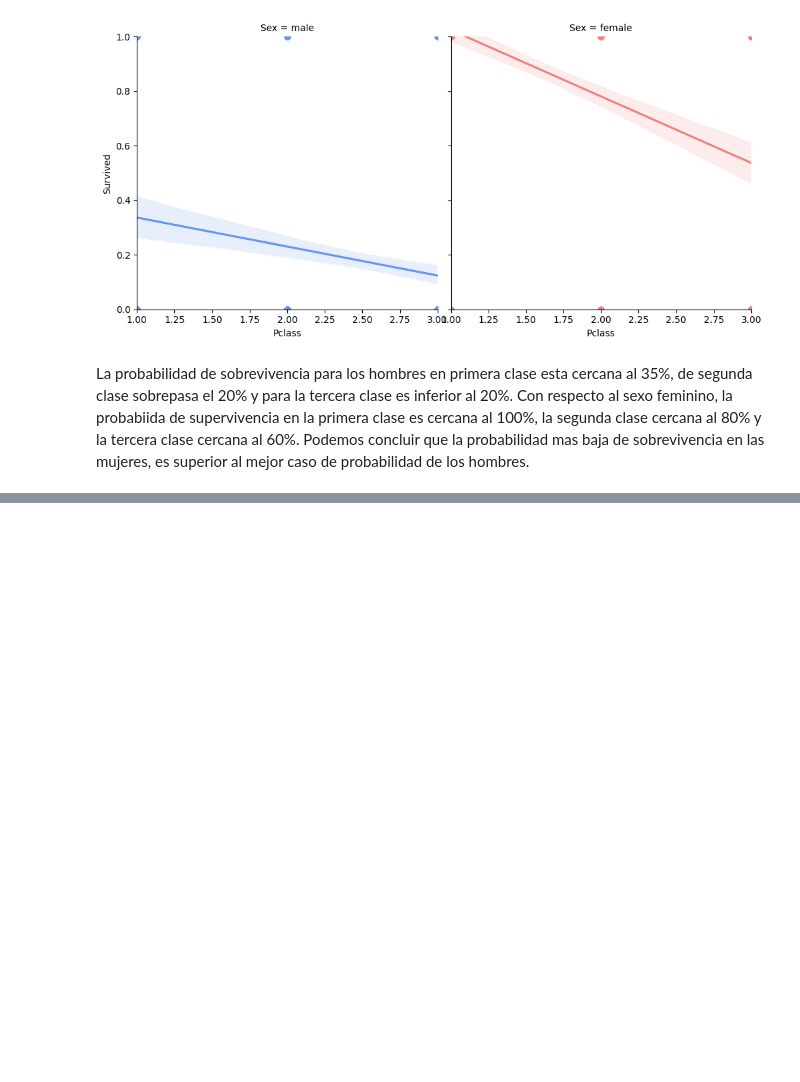
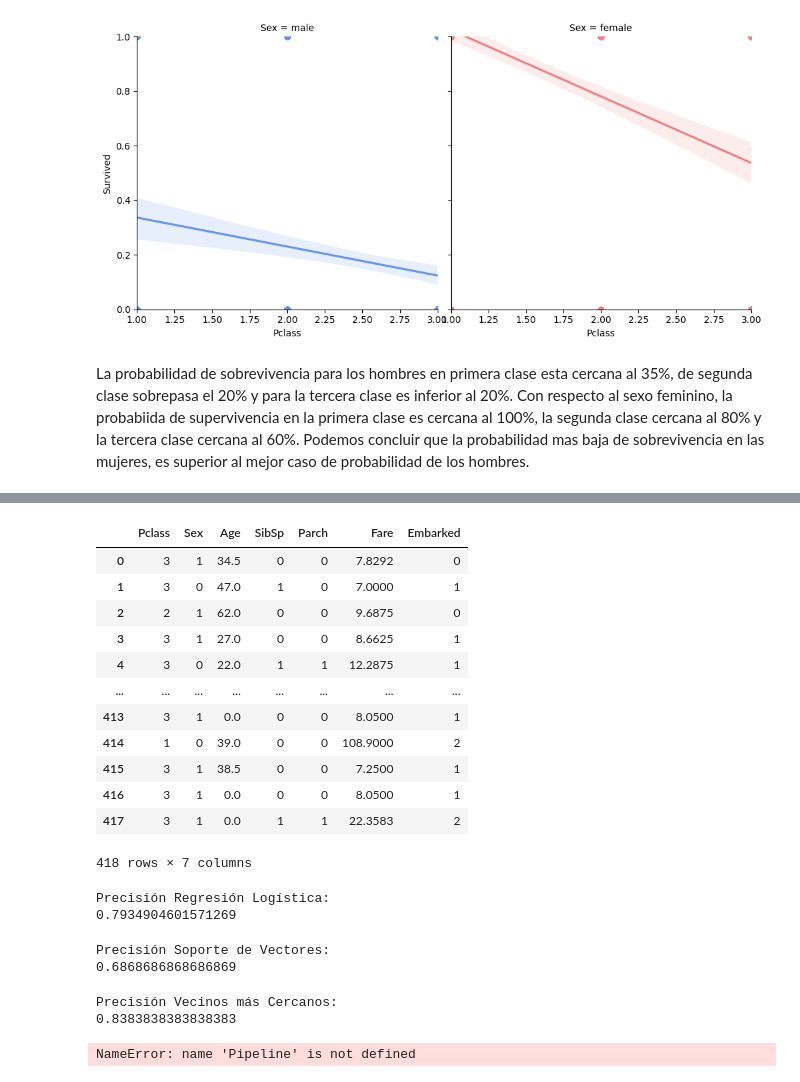
Before and after one commit to Denniels/titanic, a Jupyter notebook: titanic.ipynb, the cells around one changed output, grey strips where cells are left out. Saved outputs shown, nothing was run; the diff lists cells and outputs as text; code cells hidden in the pictures; blank space fills up the shorter version.

```diff
--- a/titanic.ipynb
+++ b/titanic.ipynb
@@ -179,0 +254,16 @@ Podemos concluir que la probabilidad mas baja de sobrevivencia en las mujeres, e
+# %%
+test_data
+# %% [output]
+|  | Pclass | Sex | Age | SibSp | Parch | Fare | Embarked |
+| 0 | 3 | 1 | 34.5 | 0 | 0 | 7.8292 | 0 |
+| 1 | 3 | 0 | 47.0 | 1 | 0 | 7.0000 | 1 |
+| 2 | 2 | 1 | 62.0 | 0 | 0 | 9.6875 | 0 |
+| 3 | 3 | 1 | 27.0 | 0 | 0 | 8.6625 | 1 |
+| 4 | 3 | 0 | 22.0 | 1 | 1 | 12.2875 | 1 |
+| ... | ... | ... | ... | ... | ... | ... | ... |
+| 413 | 3 | 1 | 0.0 | 0 | 0 | 8.0500 | 1 |
+| 414 | 1 | 0 | 39.0 | 0 | 0 | 108.9000 | 2 |
+| 415 | 3 | 1 | 38.5 | 0 | 0 | 7.2500 | 1 |
+| 416 | 3 | 1 | 0.0 | 0 | 0 | 8.0500 | 1 |
+| 417 | 3 | 1 | 0.0 | 1 | 1 | 22.3583 | 2 |
+418 rows × 7 columns
@@ -179,0 +275,43 @@ Podemos concluir que la probabilidad mas baja de sobrevivencia en las mujeres, e
+# %%
+##Regresión logística
+logreg = LogisticRegression()
+logreg.fit(X_train, y_train)
+Y_pred = logreg.predict(test_data)
+print('Precisión Regresión Logística:')
+print(logreg.score(X_train, y_train))
+# %% [output]
+Precisión Regresión Logística:
+0.7934904601571269
+# %%
+##Support Vector Machines
+svc = SVC()
+svc.fit(X_train, y_train)
+Y_pred = svc.predict(test_data)
+print('Precisión Soporte de Vectores:')
+print(svc.score(X_train, y_train))
+# %% [output]
+Precisión Soporte de Vectores:
+0.6868686868686869
+# %%
+##K neighbors
+knn = KNeighborsClassifier(n_neighbors = 3)
+knn.fit(X_train, y_train)
+Y_pred = knn.predict(test_data)
+print('Precisión Vecinos más Cercanos:')
+print(knn.score(X_train, y_train))
+# %% [output]
+Precisión Vecinos más Cercanos:
+0.8383838383838383
+# %%
+import numpy as np
+from sklearn.pipeline import make_pipeline
+from sklearn.preprocessing import StandardScaler
+
+from sklearn.svm import SVC
+clf = make_pipeline(StandardScaler(), SVC(gamma='auto'))
+clf.fit(X_train, y_train)
+Pipeline(steps=[('standardscaler', StandardScaler()),
+                ('svc', SVC(gamma='auto'))])
+print(clf.predict([[-0.8, -1]]))
+# %% [output]
+NameError: name 'Pipeline' is not defined
```
Also changed, not shown: parts of 12 cells of this notebook.
